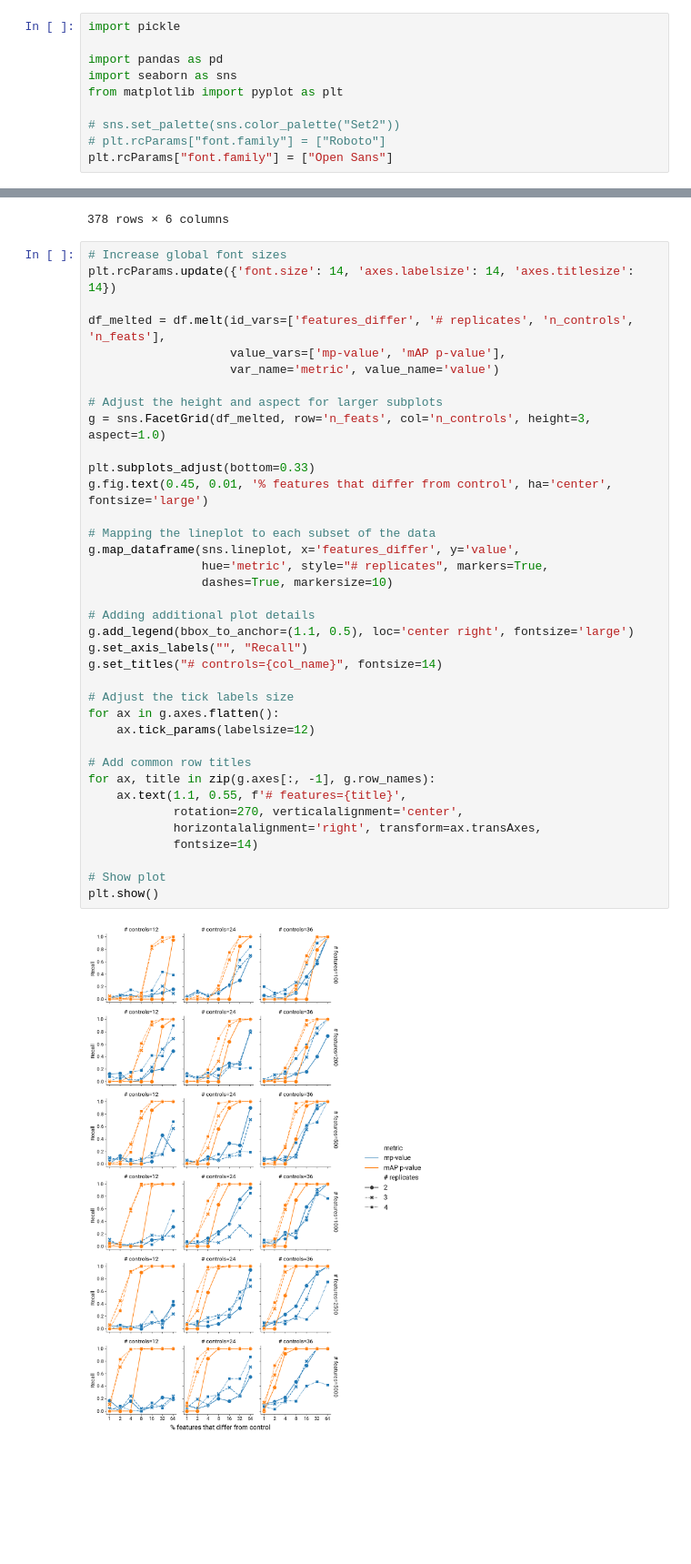
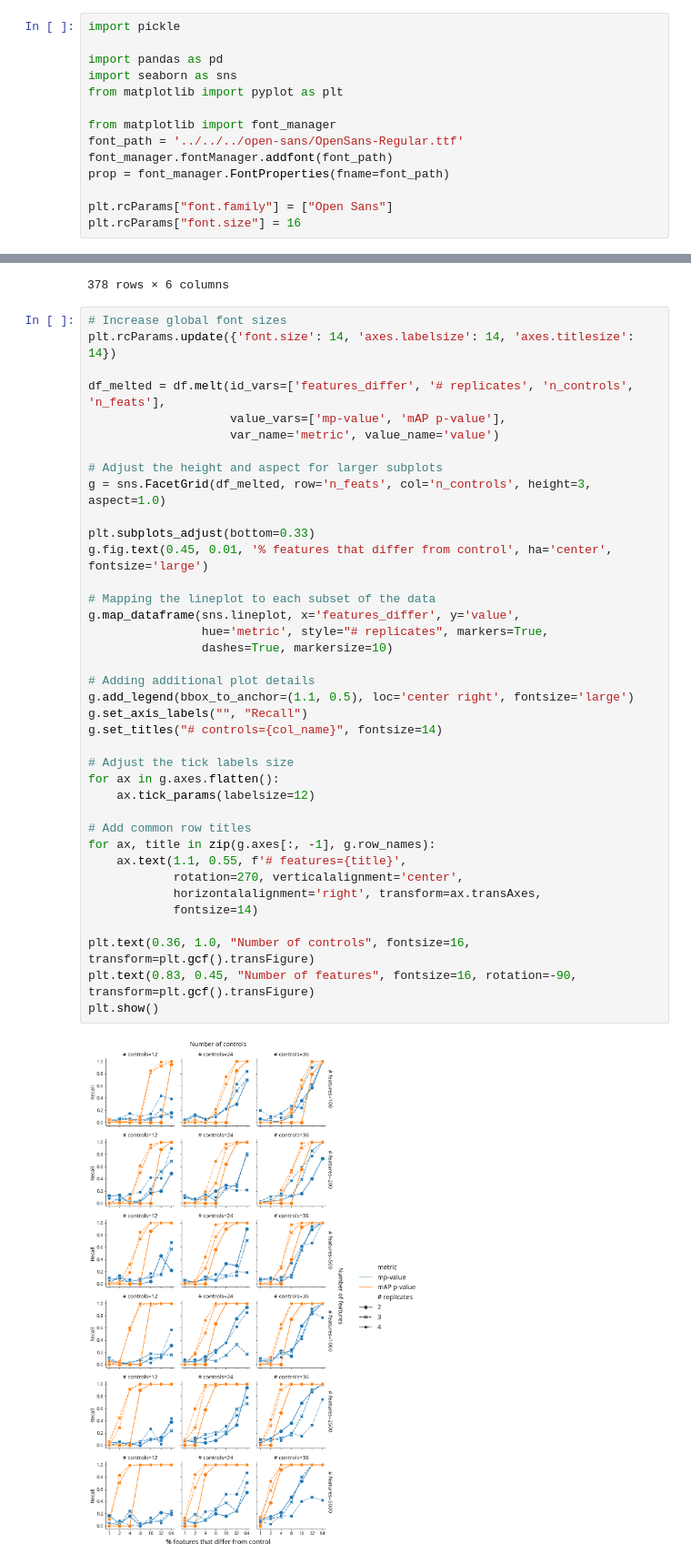
Before and after one commit to alxndrkalinin/grit-benchmark, a Jupyter notebook: 1.calculate-metrics/sim/viz_rep_ctrl_num_sim.ipynb, the cells around one changed output, grey strips where cells are left out. Shown at 91% size. Drawn from its saved outputs; the diff is of its cells as text; blank space fills up the shorter version.

```diff
--- a/1.calculate-metrics/sim/viz_rep_ctrl_num_sim.ipynb
+++ b/1.calculate-metrics/sim/viz_rep_ctrl_num_sim.ipynb
@@ -5,9 +5,13 @@ import pandas as pd
 import seaborn as sns
 from matplotlib import pyplot as plt
 
-# sns.set_palette(sns.color_palette("Set2"))
-# plt.rcParams["font.family"] = ["Roboto"]
+from matplotlib import font_manager
+font_path = '../../../open-sans/OpenSans-Regular.ttf'
+font_manager.fontManager.addfont(font_path)
+prop = font_manager.FontProperties(fname=font_path)
+
 plt.rcParams["font.family"] = ["Open Sans"]
+plt.rcParams["font.size"] = 16
 # %%
 with open("rep_ctrl_num_sim_results.pkl", "rb") as f:
     results = pd.DataFrame(pickle.load(f))
@@ -475,32 +479,33 @@ df_melted = df.melt(id_vars=['features_differ', '# replicates', 'n_controls', 'n
 
 # Adjust the height and aspect for larger subplots
 g = sns.FacetGrid(df_melted, row='n_feats', col='n_controls', height=3, aspect=1.0)
 
 plt.subplots_adjust(bottom=0.33)
 g.fig.text(0.45, 0.01, '% features that differ from control', ha='center', fontsize='large')
 
 # Mapping the lineplot to each subset of the data
 g.map_dataframe(sns.lineplot, x='features_differ', y='value',
                 hue='metric', style="# replicates", markers=True,
                 dashes=True, markersize=10)
 
 # Adding additional plot details
 g.add_legend(bbox_to_anchor=(1.1, 0.5), loc='center right', fontsize='large')
 g.set_axis_labels("", "Recall")
 g.set_titles("# controls={col_name}", fontsize=14)
 
 # Adjust the tick labels size
 for ax in g.axes.flatten():
     ax.tick_params(labelsize=12)
 
 # Add common row titles
 for ax, title in zip(g.axes[:, -1], g.row_names):
     ax.text(1.1, 0.55, f'# features={title}',
             rotation=270, verticalalignment='center',
             horizontalalignment='right', transform=ax.transAxes,
             fontsize=14)
 
-# Show plot
+plt.text(0.36, 1.0, "Number of controls", fontsize=16, transform=plt.gcf().transFigure)
+plt.text(0.83, 0.45, "Number of features", fontsize=16, rotation=-90, transform=plt.gcf().transFigure)
 plt.show()
 # %% [output]
-[figure, old version]
+[figure, new version]
```
Also changed, not shown: parts of 12 cells of this notebook, 10 other files.
